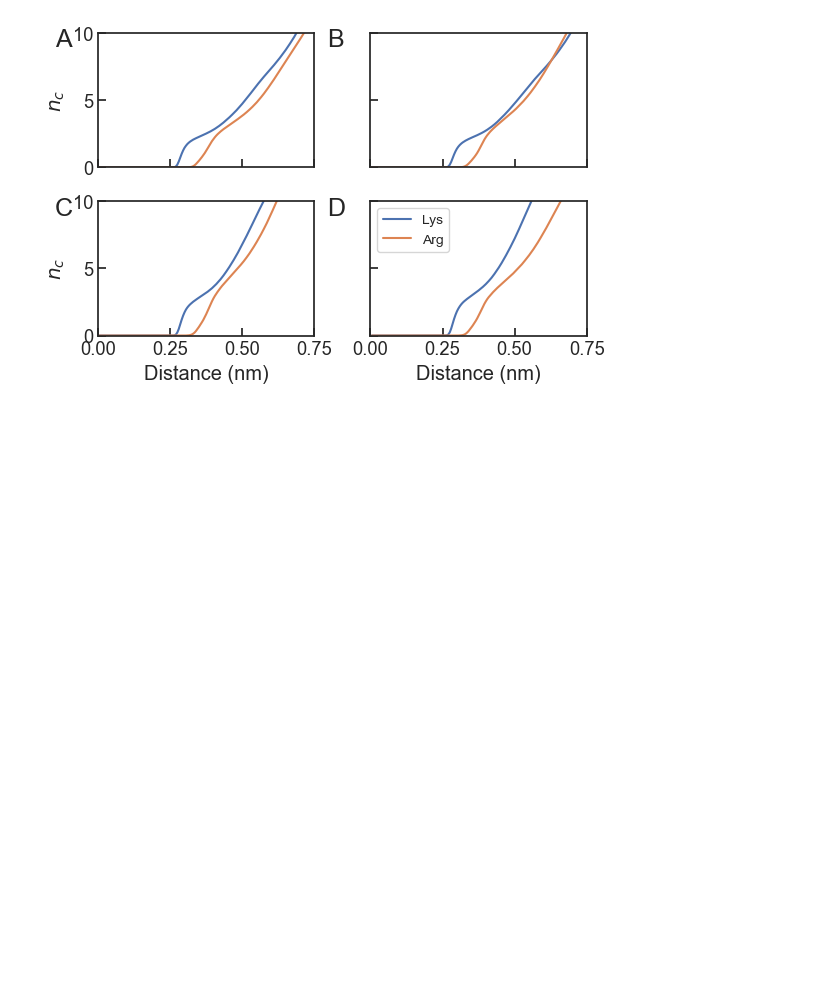
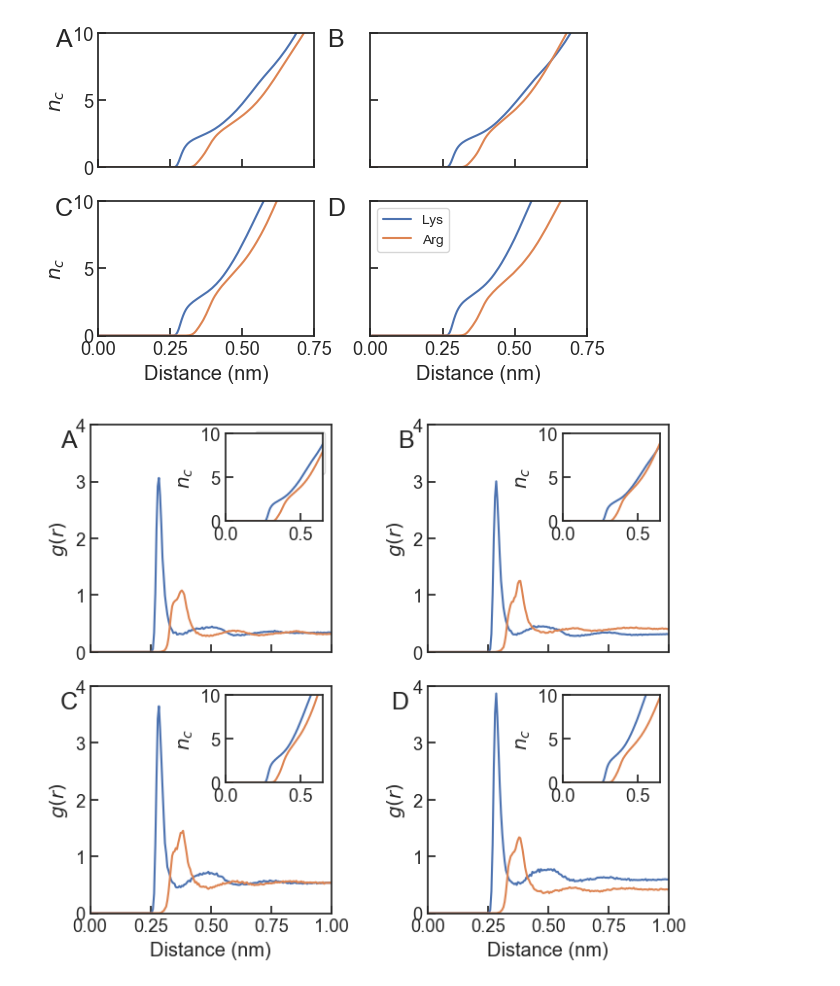
Before and after one commit to BioKT/Stickers, a Jupyter notebook: ARGLYS/analysis_rdf.ipynb, the cells around one changed output. Drawn from its saved outputs; the diff is of its cells as text; code cells hidden in the pictures; blank space fills up the shorter version.

Commit message:
now with insets

```diff
--- a/ARGLYS/analysis_rdf.ipynb
+++ b/ARGLYS/analysis_rdf.ipynb
@@ -67,3 +67,39 @@ plt.tight_layout(w_pad=1, h_pad=-1)
 plt.savefig('figures/nc.png', dpi=300)
 # %% [output]
 [figure]
+# %%
+from mpl_toolkits.axes_grid1.inset_locator import inset_axes
+
+fig, ax = plt.subplots(2,2, figsize=(7,6), sharex=True, sharey=False)
+for k, soup in enumerate(["soup", "soupF"]):
+    for i,ions in enumerate(["neutral", "phys"]):
+        axins = inset_axes(ax[k][i], width=1., height=0.9)
+
+        for l in [0,1]:
+            gr = np.loadtxt('../analysis/GGKGG_%s_XXXL_amber99sb-star-ildn_tip3p_%s_l%d_NZ_OW.xvg'%(soup, ions,l), comments=['@', '#'] )
+            gr_cn = np.loadtxt('../analysis/GGKGG_%s_XXXL_amber99sb-star-ildn_tip3p_%s_l%d_NZ_OW_cn.xvg'%(soup, ions,l), comments=['@', '#'] )
+            if l == 0:
+                ax[k][i].plot(gr[:,0], gr[:,1], label='Lys')
+            else:
+                ax[k][i].plot(gr[:,0], gr[:,1], label='Arg')
+            axins.plot(gr_cn[:,0], gr_cn[:,1])
+
+        #    axins = inset_axes(ax[k][i], width=1.3, height=0.9)
+        axins.set_xlim(0,0.65); axins.set_ylim(0,10.)
+        axins.set_ylabel('$n_c$')
+
+[ax[1][i].set_xlabel('Distance (nm)') for i in [0,1]]
+[ax[i][0].set_ylabel('$g(r)$') for i in [0,1]]
+[ax[i][1].set_ylabel('$g(r)$') for i in [0,1]]
+ax[0][0].set_xlim(0,1)
+[ax[i][j].set_ylim(0,4.) for i,j in itertools.product([0,1], repeat=2)]
+ax[0][0].text(-0.125,0.9, 'A', transform=ax[0][0].transAxes, fontsize=18)
+ax[0][0].text(-0.125,0.9, 'B', transform=ax[0][1].transAxes, fontsize=18)
+ax[0][0].text(-0.125,0.9, 'C', transform=ax[1][0].transAxes, fontsize=18)
+ax[0][0].text(-0.15,0.9, 'D', transform=ax[1][1].transAxes, fontsize=18)
+ax[0][0].legend(fontsize=10)
+
+fig.tight_layout(w_pad=1., h_pad=-2)
+plt.savefig('figures/rdf_cn.png', dpi=300)
+# %% [output]
+[figure, added]
```
